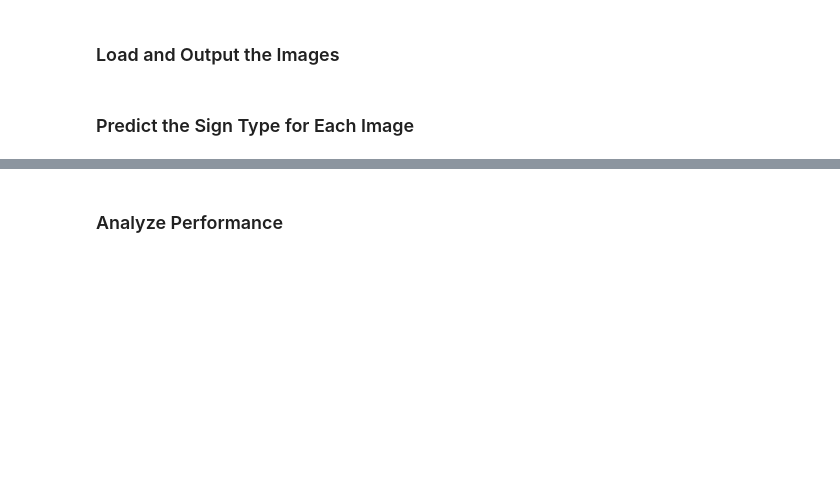
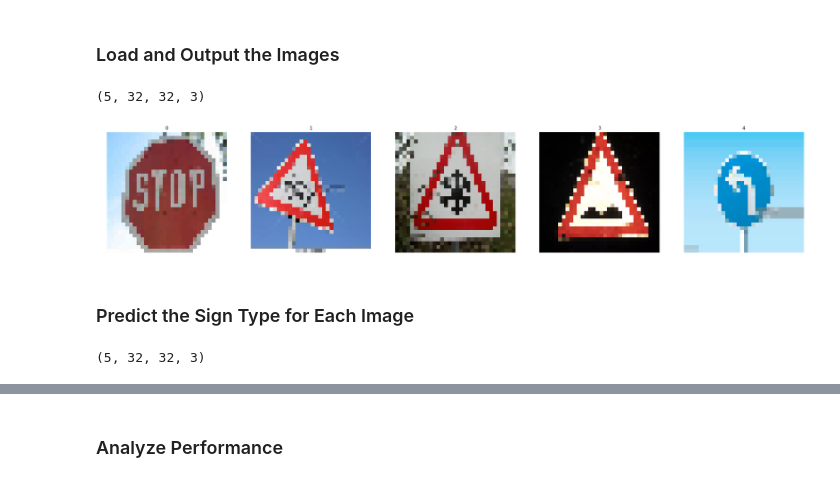
Before and after one commit to sahanagn/CarND-Traffic-Sign-Classifier-Project, a Jupyter notebook: Traffic_Sign_Classifier.ipynb, the cells around one changed output, grey strips where cells are left out. Saved outputs shown, nothing was run; the diff lists cells and outputs as text; code cells hidden in the pictures; blank space fills up the shorter version.

```diff
--- a/Traffic_Sign_Classifier.ipynb
+++ b/Traffic_Sign_Classifier.ipynb
@@ -298,8 +318,8 @@ sets imply underfitting. A high accuracy on the training set but low accuracy on
 import tensorflow as tf
 
 EPOCHS = 15
-BATCH_SIZE = 256
-dropout = 0.4
+BATCH_SIZE = 128
+dropout = 0.5
 # %%
 ### Train your model here.
 ### Calculate and report the accuracy on the training and validation set.
@@ -393,5 +431,47 @@ You may find `signnames.csv` useful as it contains mappings from the class id (i
+# %%
+import glob
+import numpy as np
+import cv2
+import matplotlib.pyplot as plt
+
+### Load the images and plot them here.
+### Feel free to use as many code cells as needed.
+#Import test images
+num_images = 5
+test_img_paths = [img_path for img_path in glob.glob("./trafficsigns-from-web/*")]
+test_img=np.uint8(np.zeros((num_images,32,32,3)))
+#help(cv2.resize)
+for i, imp in enumerate(test_img_paths):
+    img=cv2.imread(imp, cv2.IMREAD_COLOR)
+    img = cv2.resize(img, (32,32))
+    b,g,r = cv2.split(img)
+    img = cv2.merge([r,g,b])
+    test_img[i]=img
+
+#y labels for 5 images from web
+test_img_y = np.array([14, 29 ,30, 22, 34])
+print(test_img.shape)
+
+#Visualize new raw images
+plt.figure(figsize=(32, 32))
+for i in range(num_images):
+    plt.subplot(1, num_images, i+1)
+    plt.imshow(test_img[i])
+    plt.title(i)
+    plt.axis('off')
+    #num_of_samples.append(len(x_selected))
+plt.show()
+# %% [output]
+(5, 32, 32, 3)
+[figure, added]
 # %% [markdown]
 ### Predict the Sign Type for Each Image
+# %%
+selected_img = X_train[5:10,:,:,:]
+selected_y = y_train[5:10]
+print(selected_img.shape)
+# %% [output]
+(5, 32, 32, 3)
 # %%
 ### Run the predictions here and use the model to output the prediction for each image.
 ### Make sure to pre-process the images with the same pre-processing pipeline used earlier.
```
Also changed, not shown: parts of 12 cells of this notebook, 6 other files.
